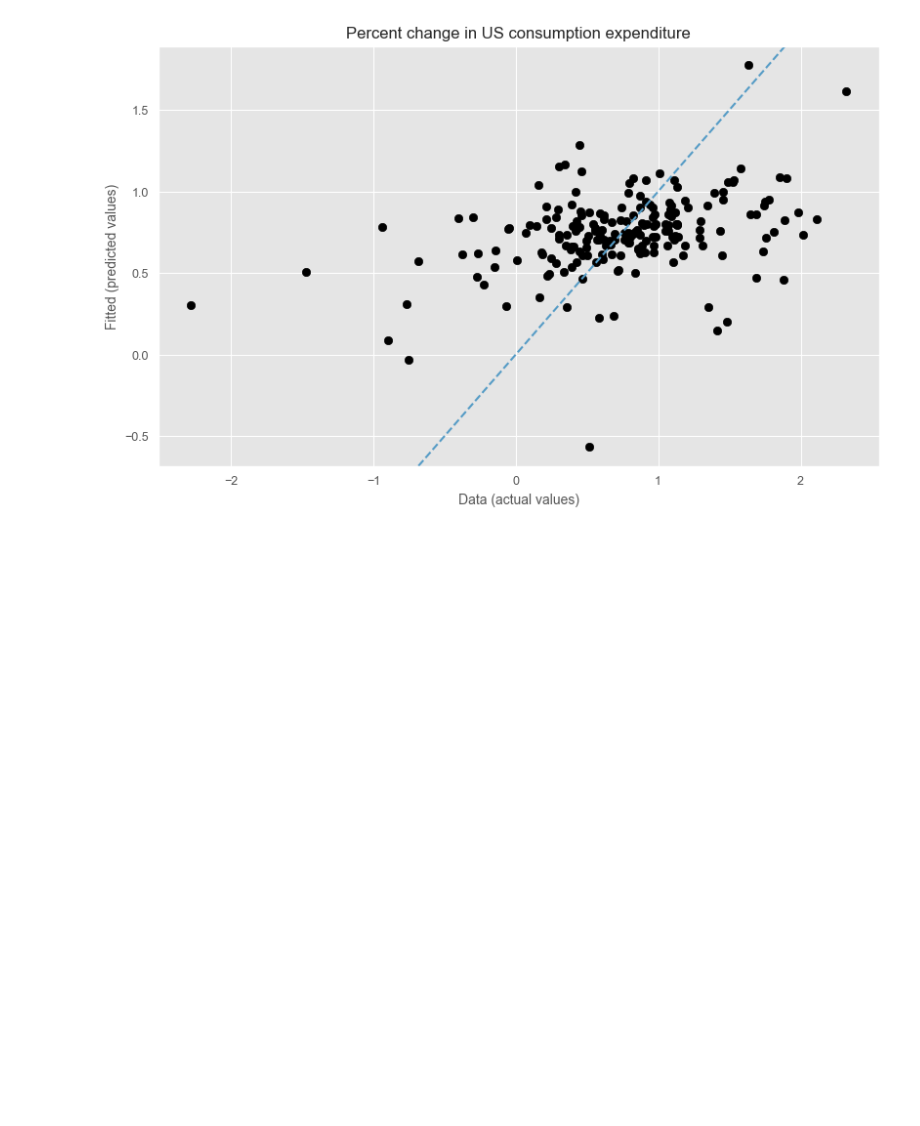
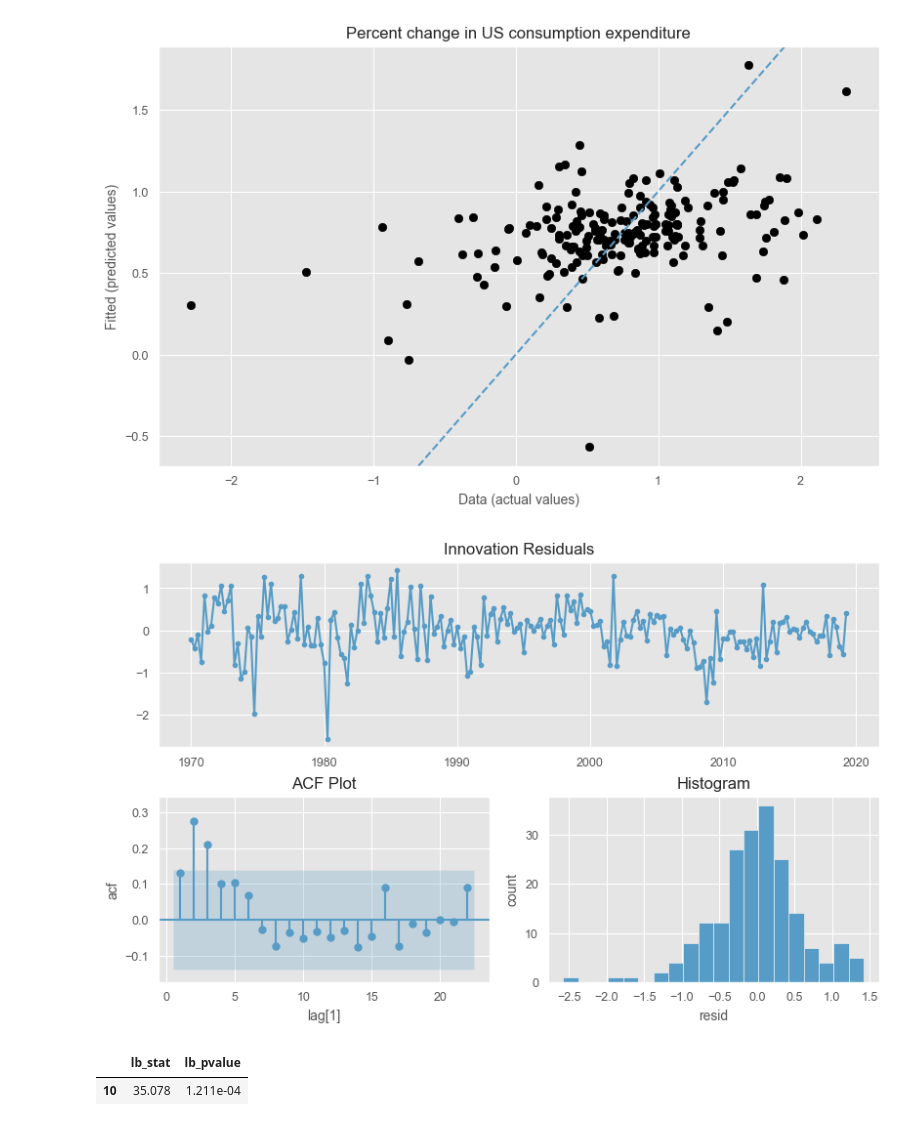
Before and after one commit to DavidGuzzi/TSA, a Jupyter notebook: Forecasting Principles and Practice 3rd/pythonic_way/7.ipynb, the cells around one changed output. Cells and saved outputs as stored; diff of their text form; code cells hidden in the pictures; blank space fills up the shorter version.

```diff
--- a/Forecasting Principles and Practice 3rd/pythonic_way/7.ipynb
+++ b/Forecasting Principles and Practice 3rd/pythonic_way/7.ipynb
@@ -334,3 +335,13 @@ ax.set(
 plt.show()
 # %% [output]
 [figure]
+# %%
+plot_diagnostics(forecaster=mf, n_lags=22)
+# %% [output]
+[figure, added]
+# %%
+residuals = mf.models_["LinearRegression"]._residuals
+acorr_ljungbox(residuals, lags=[10])
+# %% [output]
+|  | lb_stat | lb_pvalue |
+| 10 | 35.078 | 1.211e-04 |
```
Also changed, not shown: parts of 5 cells of this notebook.
